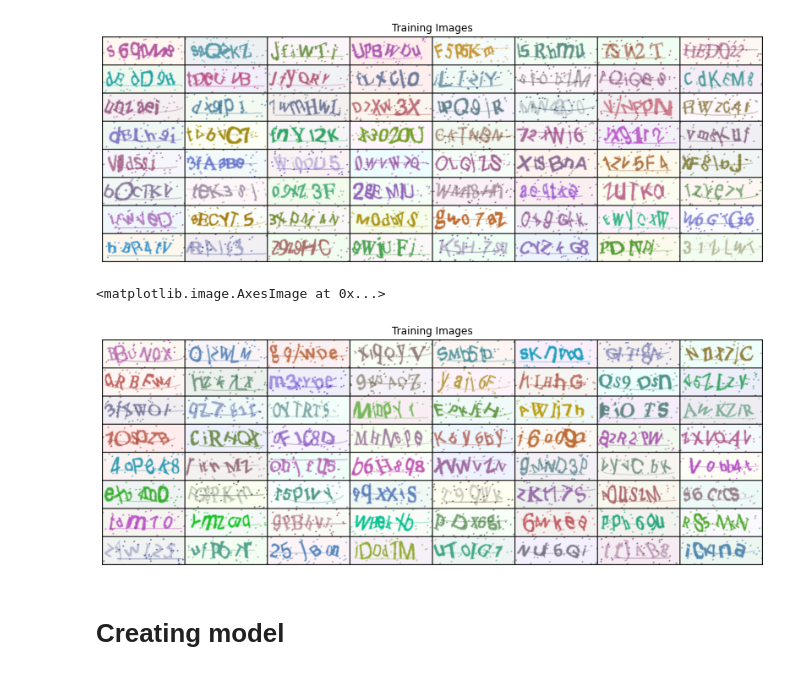
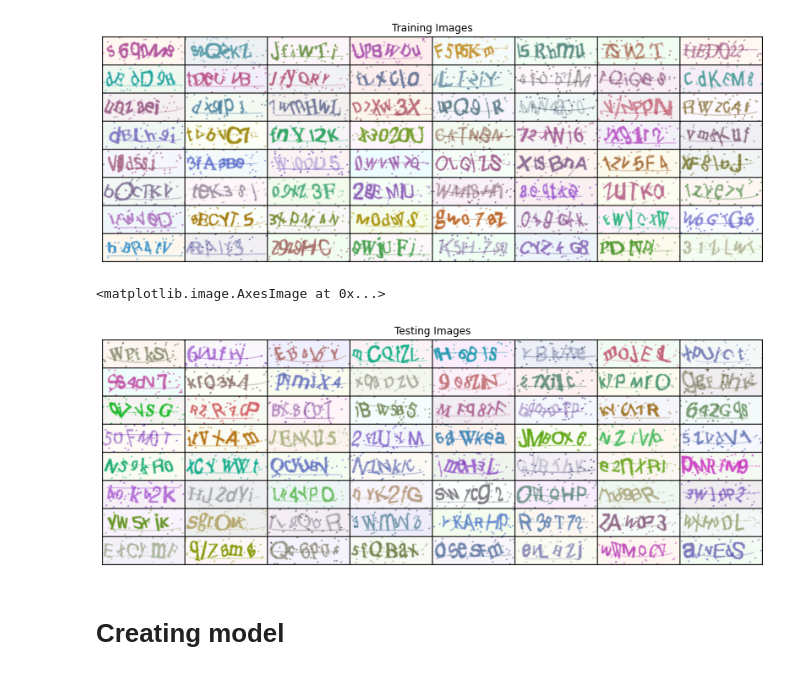
Before and after one commit to Strojove-uceni/final-projects-i_am_not_a_robot, a Jupyter notebook: captcha_model.ipynb, the cells around one changed output. Drawn from its saved outputs; the diff is of its cells as text; code cells hidden in the pictures.

```diff
--- a/captcha_model.ipynb
+++ b/captcha_model.ipynb
@@ -162,13 +154,13 @@ plt.imshow(np.transpose(vutils.make_grid(real_batch[0].to(device)[:64], padding=
 [figure]
 # %%
 # view some test images
-real_batch = next(iter(dataloader_train))
+real_batch = next(iter(dataloader_test))
 plt.figure(figsize=(14,14))
 plt.axis("off")
-plt.title("Training Images")
+plt.title("Testing Images")
 plt.imshow(np.transpose(vutils.make_grid(real_batch[0].to(device)[:64], padding=2, normalize=True).cpu(),(1,2,0)))
 # %% [output]
 <matplotlib.image.AxesImage at 0x...>
-[figure, old version]
+[figure, new version]
 # %% [markdown]
 # Creating model
```
Also changed, not shown: parts of 2 cells of this notebook.
